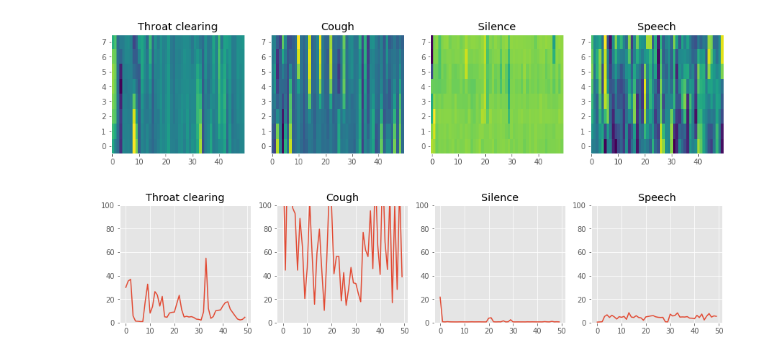
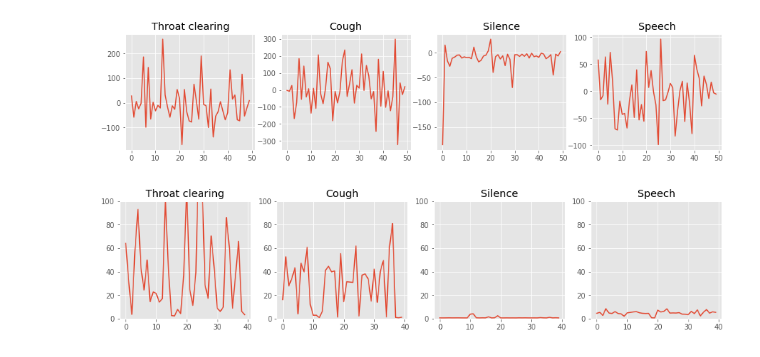
Before and after one commit to sspathak/SocialSafety, a Jupyter notebook: ML/filter_visualization.ipynb, the cells around one changed output. Saved outputs shown, nothing was run; the diff lists cells and outputs as text; code cells hidden in the pictures.

Commit message:
Features updated replaced mfcc with average mfcc values for every bin removed mfcc deltas replaced PSD with argmax(PSD)

```diff
--- a/ML/filter_visualization.ipynb
+++ b/ML/filter_visualization.ipynb
@@ -65,11 +65,13 @@ for fil_arr in file_array_array:
     mfcc = []
     for index in range(50):
         mfcc_arr = feature_extractors.MFCC.get_feature_vector(fil_arr[index][:-1])[0][1:]
-        mfcc.extend(np.swapaxes(mfcc_arr, 1, 0))
+#         print(mfcc_arr)
+        mfcc.append(mfcc_arr)
     mfcc = np.swapaxes(mfcc, 1, 0)
     axes[count].imshow(mfcc, aspect="auto")
-    axes[count].grid(False)
-    axes[count].invert_yaxis()
+#     axes[count].plot(mfcc_arr)
+#     axes[count].grid(False)
+#     axes[count].invert_yaxis()
     count +=1
 plt.show()
 # %% [output]
@@ -114,23 +119,24 @@ ax2.title.set_text("Cough")
 ax3.title.set_text("Silence")
 ax4.title.set_text("Speech")
 
-# y_limit = 10 ** 8
-# ax1.set_ylim([0,y_limit])
-# ax2.set_ylim([0,y_limit])
-# ax3.set_ylim([0,y_limit])
-# ax4.set_ylim([0,y_limit])
+y_limit = 10 ** 4
+ax1.set_ylim([0,y_limit])
+ax2.set_ylim([0,y_limit])
+ax3.set_ylim([0,y_limit])
+ax4.set_ylim([0,y_limit])
 
 axes = [ax1, ax2, ax3, ax4]
 count = 0
-
+index = 5
 for fil_arr in file_array_array:
     centroid = []
     for index in range(0,50):
         centroid_arr = feature_extractors.spectral_centroid.get_feature_vector(fil_arr[index])[0]
         centroid.append(centroid_arr[0])
-    centroid = np.swapaxes(centroid, 1, 0)
-    axes[count].imshow(centroid, aspect="auto")
-    axes[count].grid(False)
-    axes[count].invert_yaxis()
+#     centroid = np.swapaxes(centroid, 1, 0)
+    axes[count].plot(centroid)
+#     axes[count].imshow(centroid, aspect="auto")
+#     axes[count].grid(False)
+#     axes[count].invert_yaxis()
     count +=1
 # %% [output]
@@ -162,9 +168,9 @@ for fil_arr in file_array_array:
     for index in range(0,50):
         flatness_arr = feature_extractors.spectral_flatness.get_feature_vector(fil_arr[index])[0]
         flatness.append(flatness_arr[0])
-    centroid = np.swapaxes(flatness, 1, 0)
+#     centroid = np.swapaxes(flatness, 1, 0)
 #     axes[count].imshow(flatness, aspect="auto")
-    axes[count].grid(False)
+#     axes[count].grid(False)
 #     axes[count].invert_yaxis()
     axes[count].plot(flatness)
     count +=1
@@ -204,36 +210,37 @@ for fil_arr in file_array_array:
 # %%
 fig1 = plt.figure(figsize=(15, 3))
 ax1 = fig1.add_subplot(141)
 ax2 = fig1.add_subplot(142)
 ax3 = fig1.add_subplot(143)
 ax4 = fig1.add_subplot(144)
 ax1.title.set_text("Throat clearing")
 ax2.title.set_text("Cough")
 ax3.title.set_text("Silence")
 ax4.title.set_text("Speech")
 # ax2 = plt.axes([0, 0.6, 1, 1])
 
 # y_limit = 0.5
 # ax1.set_ylim([0,y_limit])
 # ax2.set_ylim([0,y_limit])
 # ax3.set_ylim([0,y_limit])
 # ax4.set_ylim([0,y_limit])
 
 axes = [ax1, ax2, ax3, ax4]
 count = 0
 
 for fil_arr in file_array_array:
     mfcc_deltas = []
     for index in range(0,50):
         mfcc_deltas_arr = feature_extractors.MFCC_deltas.get_feature_vector(fil_arr[index])[0]
         mfcc_deltas.append(mfcc_deltas_arr[0])
-    mfcc_deltas = np.swapaxes(mfcc_deltas, 1, 0)
-    axes[count].imshow(mfcc_deltas, aspect="auto")
-    axes[count].grid(False)
-    axes[count].invert_yaxis()
+#     mfcc_deltas = np.swapaxes(mfcc_deltas, 1, 0)
+    axes[count].plot(mfcc_deltas)
+#     axes[count].imshow(mfcc_deltas, aspect="auto")
+#     axes[count].grid(False)
+#     axes[count].invert_yaxis()
     count +=1
 # %% [output]
-[figure, old version]
+[figure, new version]
 # %%
 fig1 = plt.figure(figsize=(15, 3))
 ax1 = fig1.add_subplot(141)
@@ -254,16 +261,17 @@ ax4.set_ylim([0,y_limit])
 
 axes = [ax1, ax2, ax3, ax4]
 count = 0
-
+index = 100
 for fil_arr in file_array_array:
-    mfcc_deltas = []
-    for index in range(0,50):
-        mfcc_deltas_arr = feature_extractors.spectral_flux.get_feature_vector(fil_arr[index][1:])[0]
+    spectral_flux = []
+    for index in range(10,50):
+        spectral_flux_arr = feature_extractors.spectral_flux.get_feature_vector(fil_arr[index][1:])[0]
+        spectral_flux.append(spectral_flux_arr)
 #         print(mfcc_deltas_arr[1])
-        mfcc_deltas.append(mfcc_deltas_arr[1])
+#         spectral_flux.append(spectral_flux_arr)
 #     mfcc_deltas = np.swapaxes(mfcc_deltas, 1, 0)
 #     axes[count].imshow(mfcc_deltas, aspect="auto")
-    axes[count].plot(mfcc_deltas)
+    axes[count].plot(spectral_flux)
     count +=1
 # %% [output]
-[figure, old version]
+[figure, new version]
```
Also changed, not shown: parts of 6 cells of this notebook, 12 other files.
